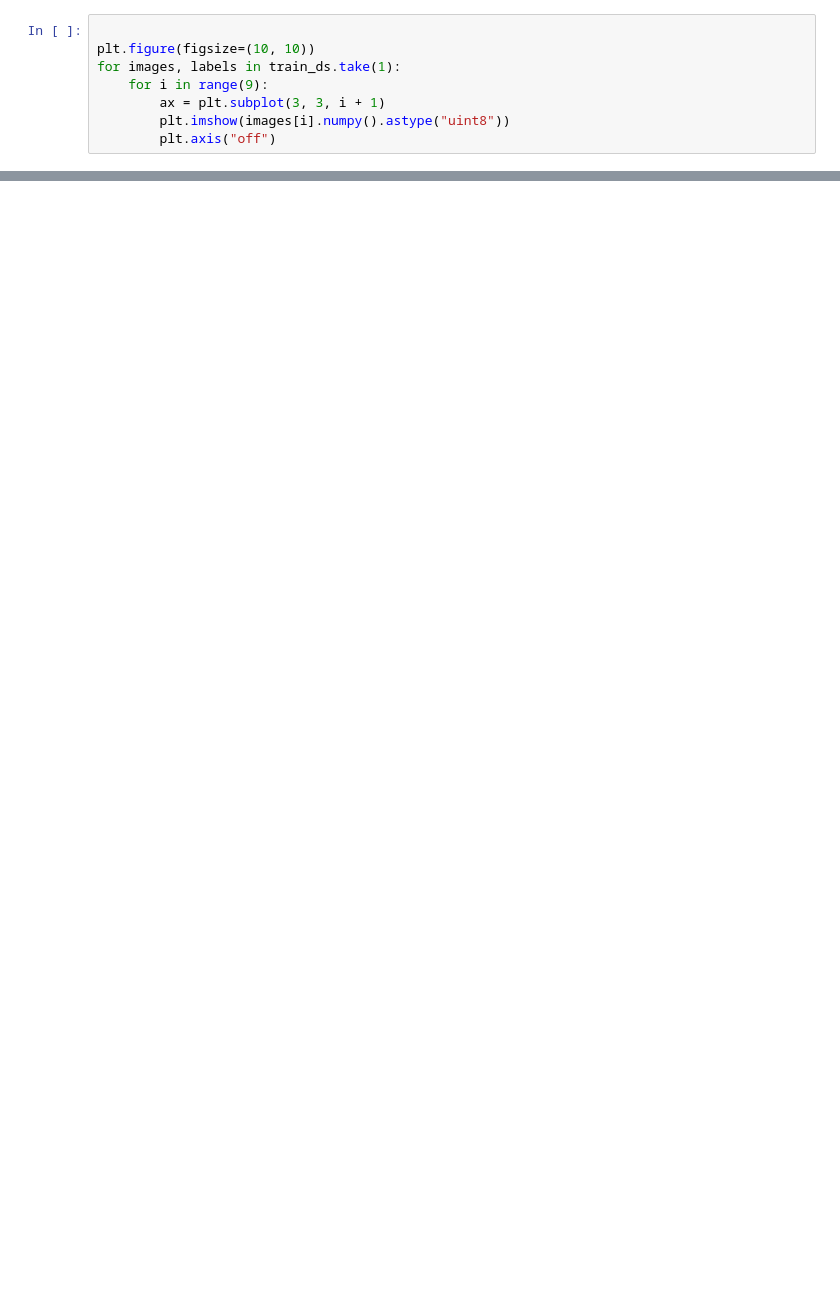
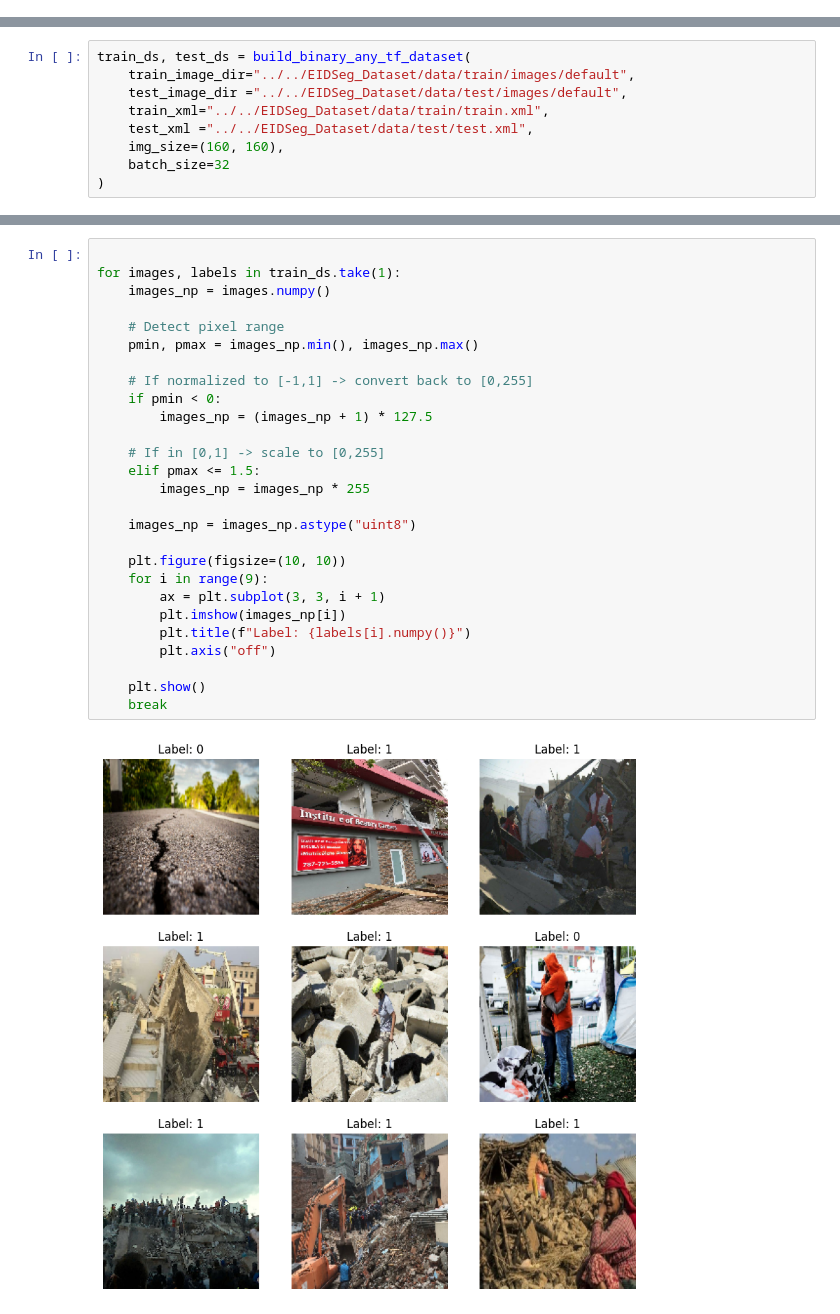
Before and after one commit to AhmedOmar02/Damage_Vision_project, a Jupyter notebook: notebooks/02_CNN_models/Transfer_learning_with_MobileNet_V2.ipynb, the cells around one changed output, grey strips where cells are left out. Cells and saved outputs as stored; diff of their text form; blank space fills up the shorter version.

```diff
--- a/notebooks/02_CNN_models/Transfer_learning_with_MobileNet_V2.ipynb
+++ b/notebooks/02_CNN_models/Transfer_learning_with_MobileNet_V2.ipynb
@@ -24,8 +68,0 @@ test_ds  = test_ds.prefetch(AUTOTUNE)
-# %%
-
-plt.figure(figsize=(10, 10))
-for images, labels in train_ds.take(1):
-    for i in range(9):
-        ax = plt.subplot(3, 3, i + 1)
-        plt.imshow(images[i].numpy().astype("uint8"))
-        plt.axis("off")
@@ -34,0 +69,9 @@ for images, labels in train_ds.take(1):
+# %%
+train_ds, test_ds = build_binary_any_tf_dataset(
+    train_image_dir="../../EIDSeg_Dataset/data/train/images/default",
+    test_image_dir ="../../EIDSeg_Dataset/data/test/images/default",
+    train_xml="../../EIDSeg_Dataset/data/train/train.xml",
+    test_xml ="../../EIDSeg_Dataset/data/test/test.xml",
+    img_size=(160, 160),
+    batch_size=32
+)
@@ -34,0 +91,29 @@ for images, labels in train_ds.take(1):
+# %%
+
+for images, labels in train_ds.take(1):
+    images_np = images.numpy()
+
+    # Detect pixel range
+    pmin, pmax = images_np.min(), images_np.max()
+
+    # If normalized to [-1,1] -> convert back to [0,255]
+    if pmin < 0:
+        images_np = (images_np + 1) * 127.5
+
+    # If in [0,1] -> scale to [0,255]
+    elif pmax <= 1.5:
+        images_np = images_np * 255
+
+    images_np = images_np.astype("uint8")
+
+    plt.figure(figsize=(10, 10))
+    for i in range(9):
+        ax = plt.subplot(3, 3, i + 1)
+        plt.imshow(images_np[i])
+        plt.title(f"Label: {labels[i].numpy()}")
+        plt.axis("off")
+
+    plt.show()
+    break
+# %% [output]
+[figure, added]
```
Also changed, not shown: parts of 5 cells of this notebook.
